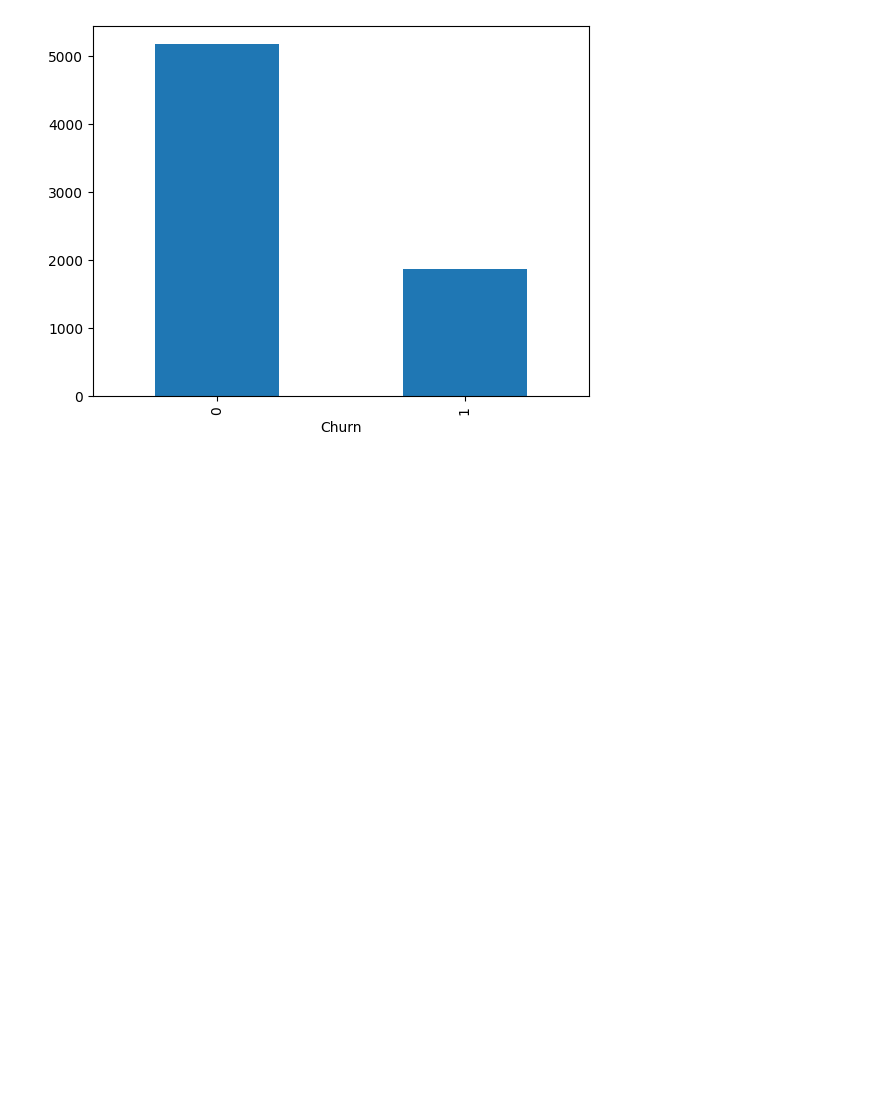
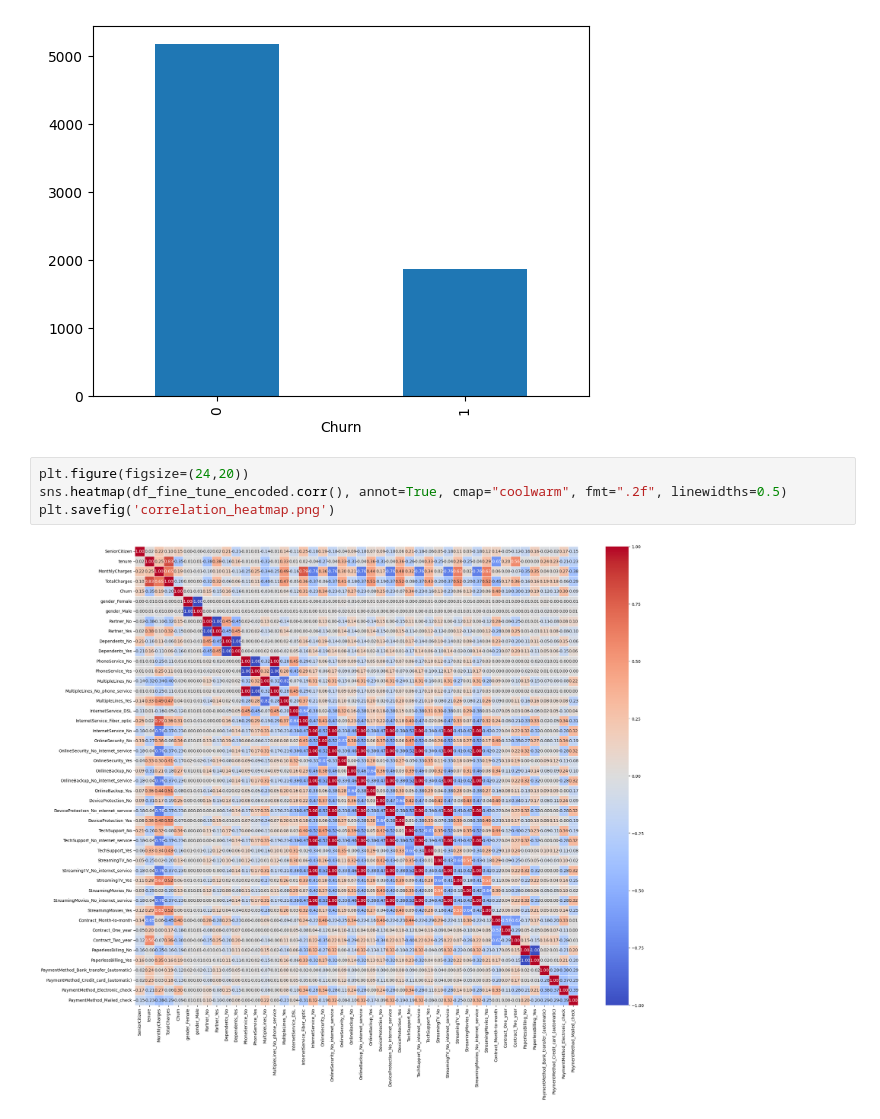
Before and after one commit to shanky474/pfizer_case_study_customer_churn, a Jupyter notebook: Customer_Churn_EDA.ipynb, the cells around one changed output. Cells and saved outputs as stored; diff of their text form; blank space fills up the shorter version.

```diff
--- a/Customer_Churn_EDA.ipynb
+++ b/Customer_Churn_EDA.ipynb
@@ -293,3 +315,9 @@ df_fine_tune['Churn'].value_counts().plot(kind='bar')
 # %% [output]
 <Axes: xlabel='Churn'>
 [figure]
+# %%
+plt.figure(figsize=(24,20))
+sns.heatmap(df_fine_tune_encoded.corr(), annot=True, cmap="coolwarm", fmt=".2f", linewidths=0.5)
+plt.savefig('correlation_heatmap.png')
+# %% [output]
+[figure, added]
```
Also changed, not shown: parts of 6 cells of this notebook.
